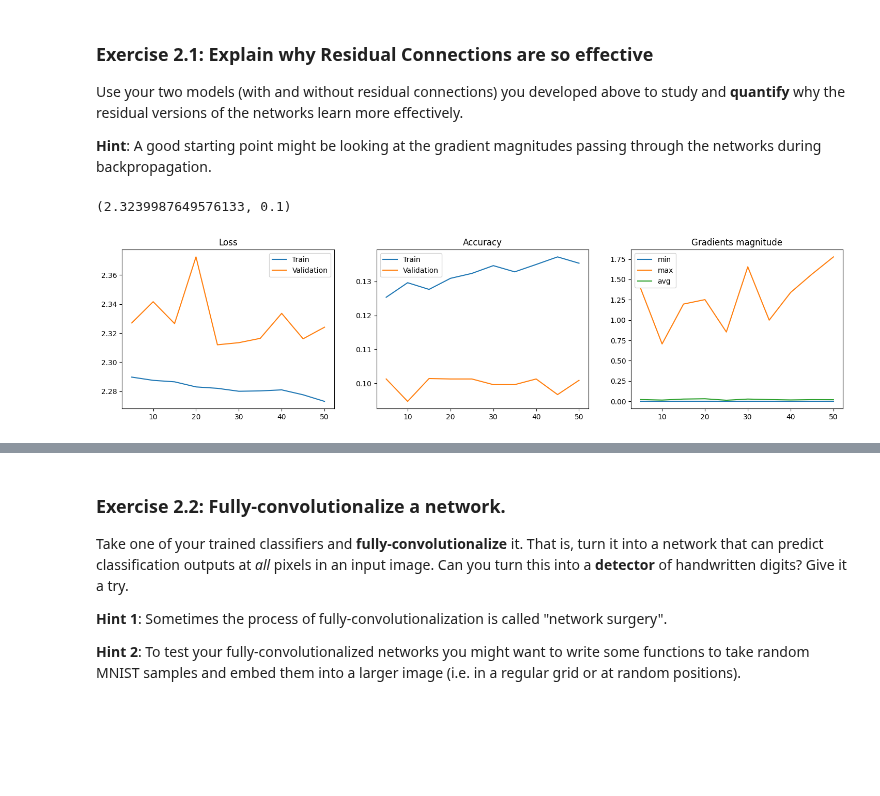
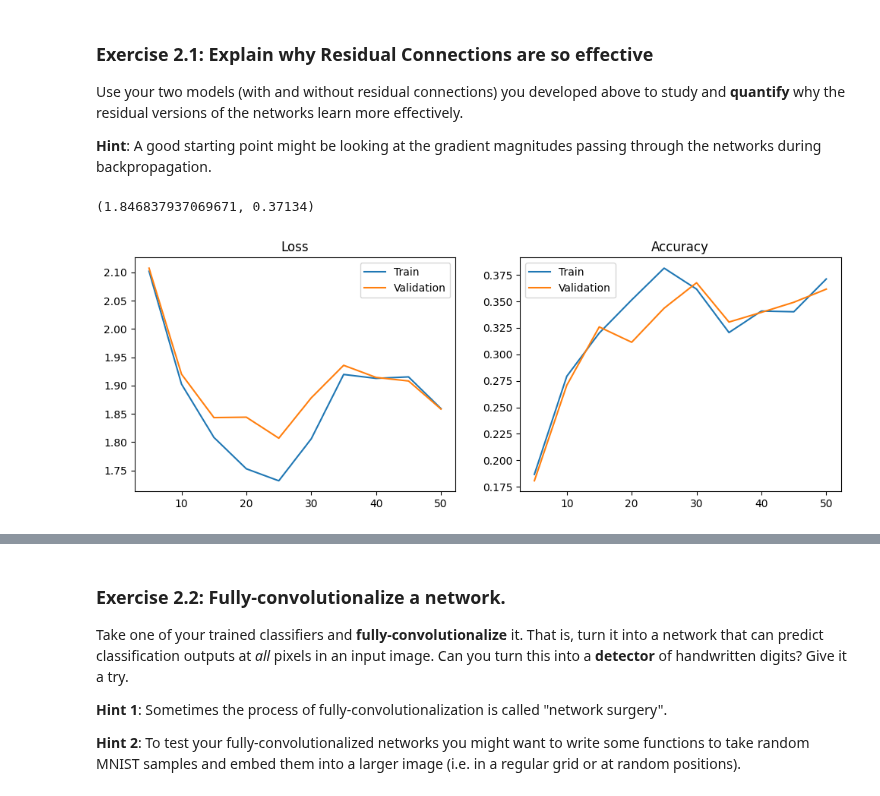
Before and after one commit to Cascetto/dla_labs, a Jupyter notebook: Lab1-CNNs.ipynb, the cells around one changed output, grey strips where cells are left out. Cells and saved outputs as stored; diff of their text form; code cells hidden in the pictures; blank space fills up the shorter version.

```diff
--- a/Lab1-CNNs.ipynb
+++ b/Lab1-CNNs.ipynb
@@ -226,6 +226,8 @@ def get_gradient_statistics(model: nn.Module):
         min_gradient = min(magnitude, min_gradient)
         avg_gradient += magnitude
     return min_gradient, max_gradient, avg_gradient / num_layers
+
+def get_gradients_magnitude(model: nn.Module): return [torch.linalg.norm(parameter.grad.data.flatten()).item() for parameter in model.parameters()]
 # %%
 @torch.no_grad()
 def validation(model, dataloader, loss_fn):
@@ -311,10 +346,10 @@ def plot_training_result_no_grad(losses, accs, val_losses, val_accs, freq):
 # %%
 mlp = BaselineMLP(28**2, 1024, 2, 10).to(device)
 loss = F.cross_entropy
-opt = torch.optim.Adam(mlp.parameters(), lr=0.001)
+opt = torch.optim.SGD(mlp.parameters(), lr=0.001, weight_decay=0.1)
 epochs = 50
 freq = 5
-lt, at, lv, av,  _, _, _ = training(mlp, dl_train, dl_val, loss, opt, epochs, freq, False, False)
+lt, at, lv, av, _ = training1(mlp, dl_train, dl_val, loss, opt, epochs, freq, False)
 # %% [output]
 NameError: name 'dl_train' is not defined
 # %%
@@ -334,7 +369,7 @@ def conv_3x3_same_block(in_channels, out_channels):
     return nn.Sequential(
         nn.Conv2d(in_channels, out_channels, kernel_size=3, stride=1, padding=1),
         nn.BatchNorm2d(out_channels),
-        nn.Sigmoid()
+        nn.ReLU()
     )
 
 def conv_3x3_valid_block(in_channels, out_channels):
@@ -342,7 +377,7 @@ def conv_3x3_valid_block(in_channels, out_channels):
         nn.Conv2d(in_channels, out_channels, kernel_size=3, stride=1, padding=1),
         nn.MaxPool2d(2),
         nn.BatchNorm2d(out_channels),
-        nn.Sigmoid()
+        nn.ReLU()
     )
 # %%
 class CNN(nn.Module):
@@ -422,16 +468,18 @@ Use your two models (with and without residual connections) you developed above
 # %%
 cnn = CNN(10).to(device)
 loss = F.cross_entropy
-opt = torch.optim.Adam(cnn.parameters(), lr=0.001)
+opt = torch.optim.SGD(cnn.parameters(), lr=0.001, weight_decay=0.1)
+freq = 5
 # wandb.init(project="DLA LAB 1 2.1", config={
 #     "architecture": "cnn",
 #     "depth": depth,
 #     "dataset": "cifar10"
 # })
-lt, at, lv, av, min_g, max_g, avg_g = training(cnn, cifar_dl_train, cifar_dl_val, loss, opt, epochs, freq, False, False)
+epochs = 50
+lt, at, lv, av, grads = training1(cnn, cifar_dl_train, cifar_dl_val, loss, opt, epochs, freq, False)
 # wandb.finish()
-plot_training_result(lt, at, lv, av, min_g, max_g, avg_g, freq)
+plot_training_result_no_grad(lt, at, lv, av, freq)
 print(validation(cnn, cifar_dl_test, loss))
 # %% [output]
-(2.3239987649576133, 0.1)
+(1.846837937069671, 0.37134)
-[figure, old version]
+[figure, new version]
```
Also changed, not shown: parts of 11 cells of this notebook.
